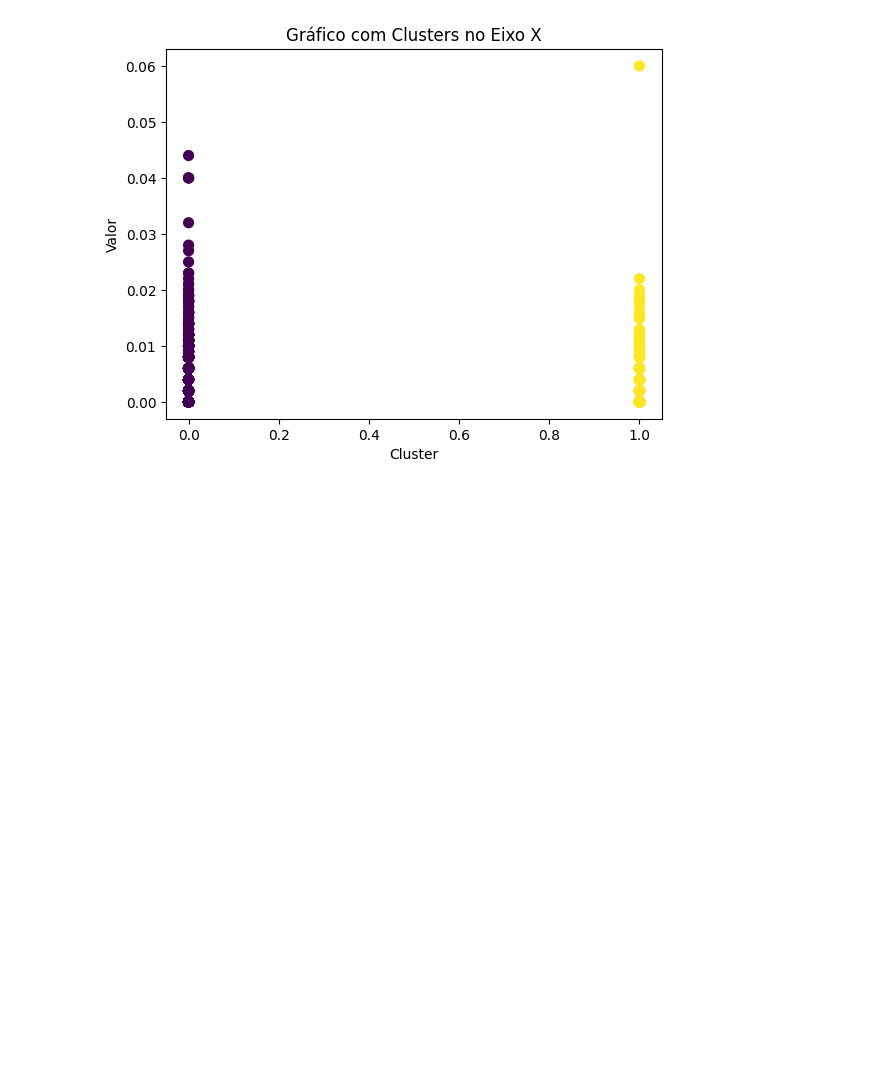
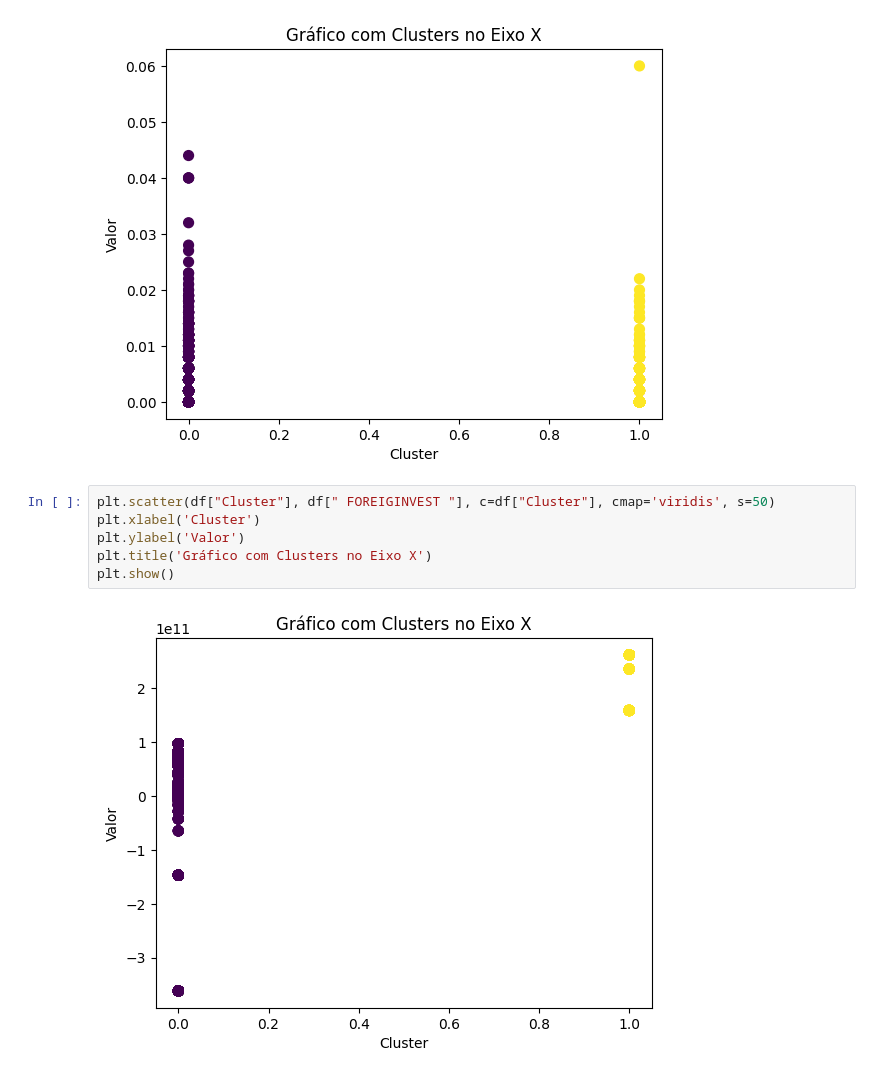
Before and after one commit to AlcirCastro/Intelig-ncia-Artificial-2o-Trabalho-Experimento-de-Aprendizado-N-o-Supervisionado, a Jupyter notebook: K_means_IA_Country.ipynb, the cells around one changed output. Saved outputs shown, nothing was run; the diff lists cells and outputs as text; blank space fills up the shorter version.

```diff
--- a/K_means_IA_Country.ipynb
+++ b/K_means_IA_Country.ipynb
@@ -382,3 +382,11 @@ plt.title('Gráfico com Clusters no Eixo X')
 plt.show()
 # %% [output]
 [figure]
+# %%
+plt.scatter(df["Cluster"], df[" FOREIGINVEST "], c=df["Cluster"], cmap='viridis', s=50)
+plt.xlabel('Cluster')
+plt.ylabel('Valor')
+plt.title('Gráfico com Clusters no Eixo X')
+plt.show()
+# %% [output]
+[figure, added]
```
